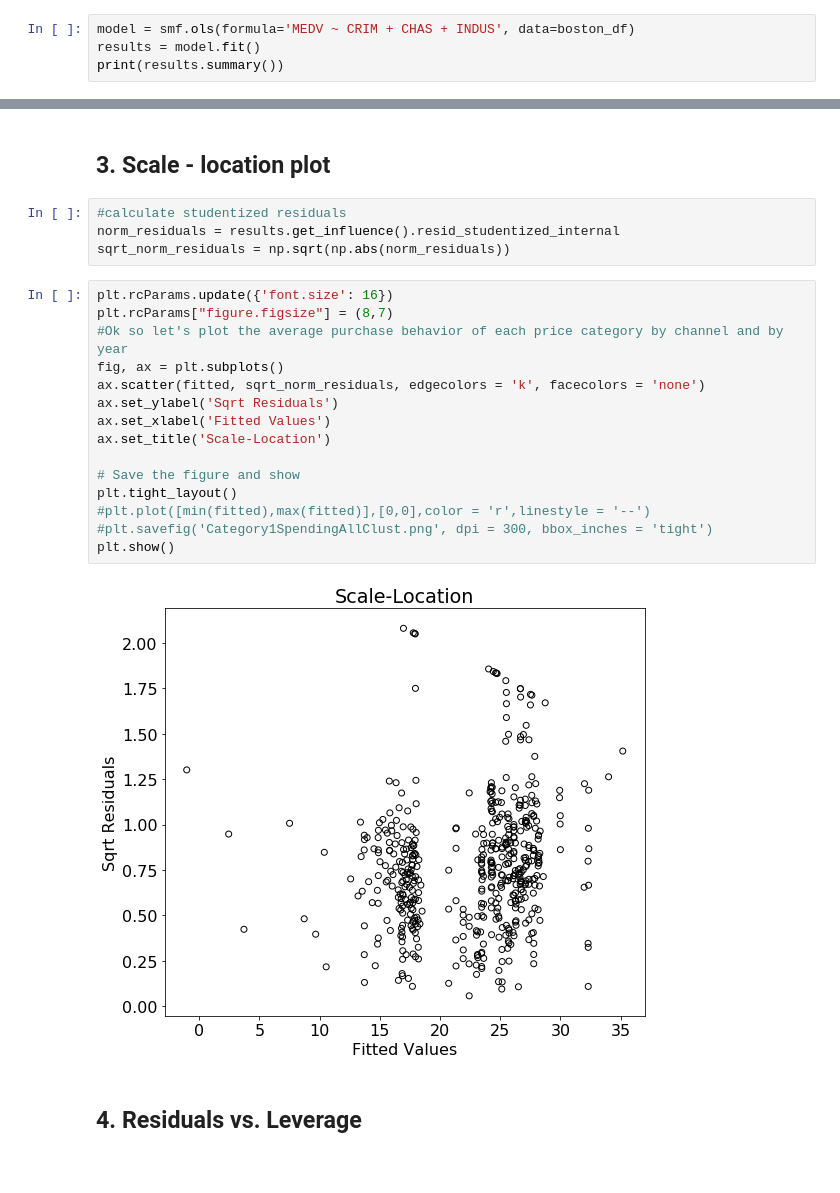
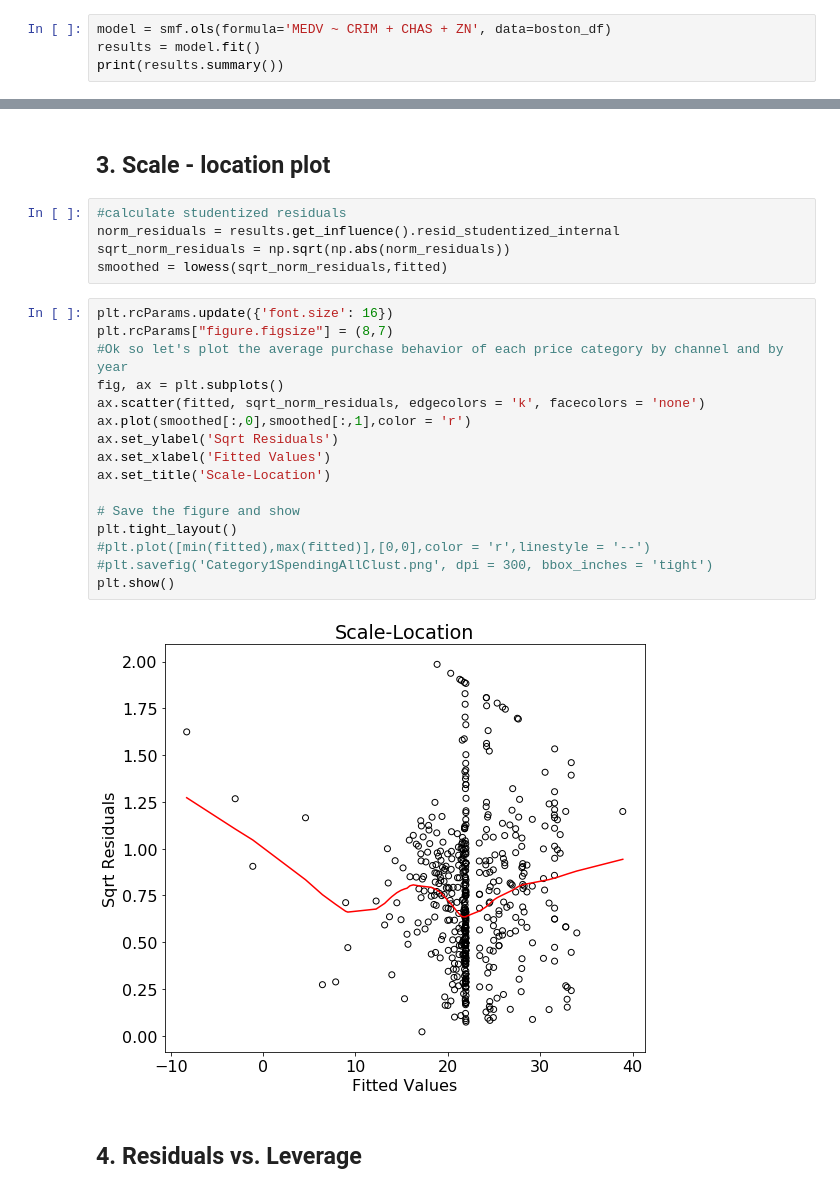
Before and after one commit to j-sadowski/FromRtoPython, a Jupyter notebook: LinearRegression.ipynb, the cells around one changed output, grey strips where cells are left out. Saved outputs shown, nothing was run; the diff lists cells and outputs as text.

Commit message:
Add Lowess Smoothers

```diff
--- a/LinearRegression.ipynb
+++ b/LinearRegression.ipynb
@@ -42,7 +43,7 @@ boston_df.head()
 # %% [markdown]
 ## Conducting the regression
 # %%
-model = smf.ols(formula='MEDV ~ CRIM + CHAS + INDUS', data=boston_df)
+model = smf.ols(formula='MEDV ~ CRIM + CHAS + ZN', data=boston_df)
 results = model.fit()
 print(results.summary())
 # %% [output]
@@ -107,23 +110,25 @@ plt.show()
 #calculate studentized residuals
 norm_residuals = results.get_influence().resid_studentized_internal
 sqrt_norm_residuals = np.sqrt(np.abs(norm_residuals))
+smoothed = lowess(sqrt_norm_residuals,fitted)
 # %%
 plt.rcParams.update({'font.size': 16})
 plt.rcParams["figure.figsize"] = (8,7)
 #Ok so let's plot the average purchase behavior of each price category by channel and by year
 fig, ax = plt.subplots()
 ax.scatter(fitted, sqrt_norm_residuals, edgecolors = 'k', facecolors = 'none')
+ax.plot(smoothed[:,0],smoothed[:,1],color = 'r')
 ax.set_ylabel('Sqrt Residuals')
 ax.set_xlabel('Fitted Values')
 ax.set_title('Scale-Location')
 
 # Save the figure and show
 plt.tight_layout()
 #plt.plot([min(fitted),max(fitted)],[0,0],color = 'r',linestyle = '--')
 #plt.savefig('Category1SpendingAllClust.png', dpi = 300, bbox_inches = 'tight')
 plt.show()
 # %% [output]
-[figure, old version]
+[figure, new version]
 # %% [markdown]
 ## 4. Residuals vs. Leverage
 # %%
```
Also changed, not shown: parts of 7 cells of this notebook.
